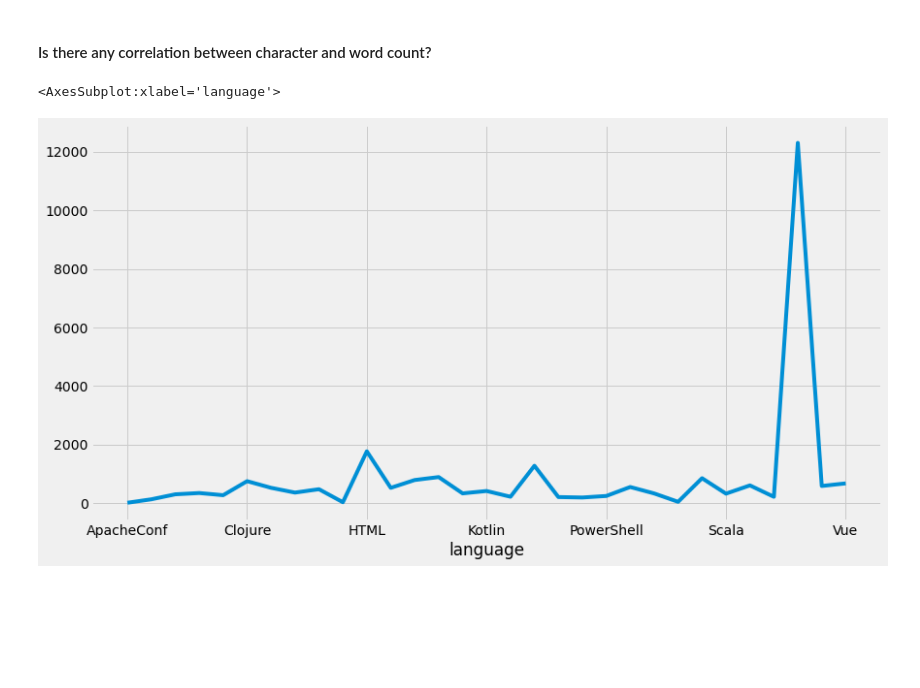
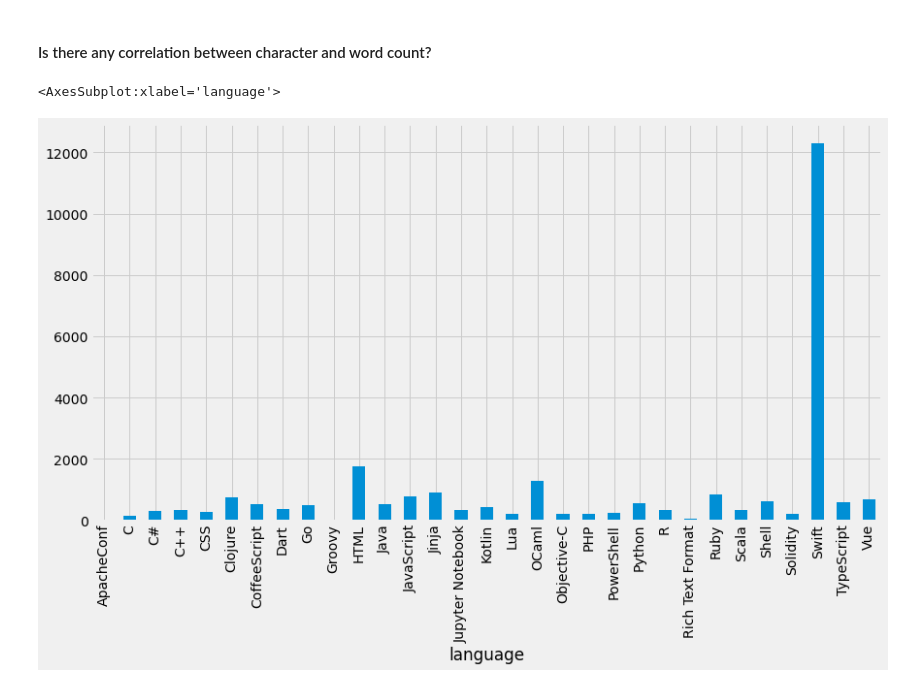
Before and after one commit to team2-nlp-project/team2-nlp-project, a Jupyter notebook: jerry_workbook.ipynb, the cells around one changed output. Cells and saved outputs as stored; diff of their text form; code cells hidden in the pictures; blank space fills up the shorter version.

```diff
--- a/jerry_workbook.ipynb
+++ b/jerry_workbook.ipynb
@@ -760,7 +768,7 @@ Text(0.5, 1.0, 'Top Bigrams for Each Language')
 # %% [markdown]
 #### Is there any correlation between character and word count?
 # %%
-df.groupby('language').word_count.mean().plot()
+df.groupby('language').word_count.mean().plot.bar()
 # %% [output]
 <AxesSubplot:xlabel='language'>
-[figure, old version]
+[figure, new version]
```
Also changed, not shown: parts of 19 cells of this notebook, 2 other files.
